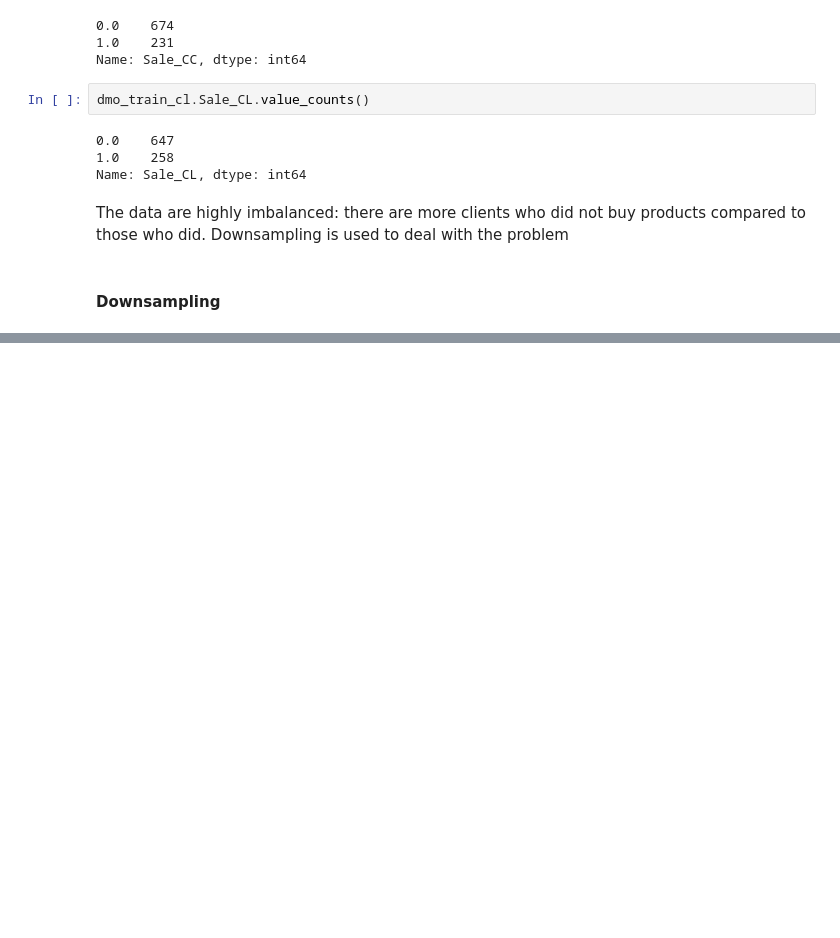
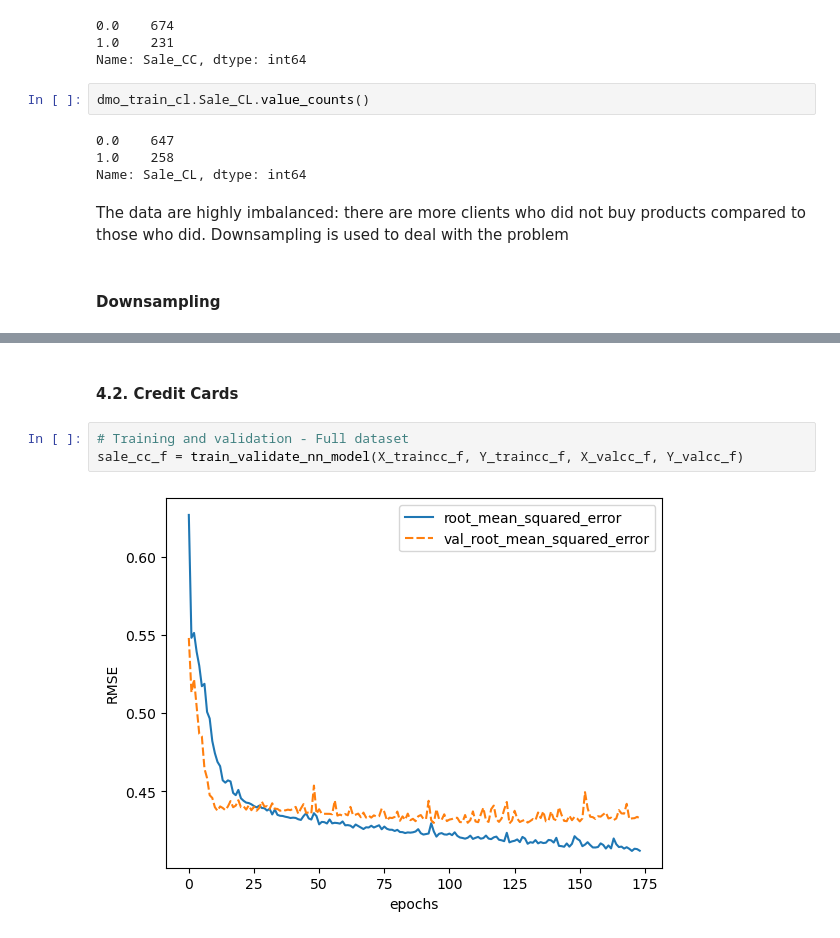
Before and after one commit to ahryho/direct-marketing-optimisation, a Jupyter notebook: notebooks/03_model.ipynb, the cells around one changed output, grey strips where cells are left out. Cells and saved outputs as stored; diff of their text form; blank space fills up the shorter version.

```diff
--- a/notebooks/03_model.ipynb
+++ b/notebooks/03_model.ipynb
@@ -293,0 +386,7 @@ dmo_train_CL = pd.concat([dmo_train_CL_boughtonly, dmo_train_CL_didntbuyonly])
+# %% [markdown]
+#### 4.2. Credit Cards
+# %%
+# Training and validation - Full dataset
+sale_cc_f = train_validate_nn_model(X_traincc_f, Y_traincc_f, X_valcc_f, Y_valcc_f)
+# %% [output]
+[figure, added]
```
Also changed, not shown: parts of 74 cells of this notebook.
